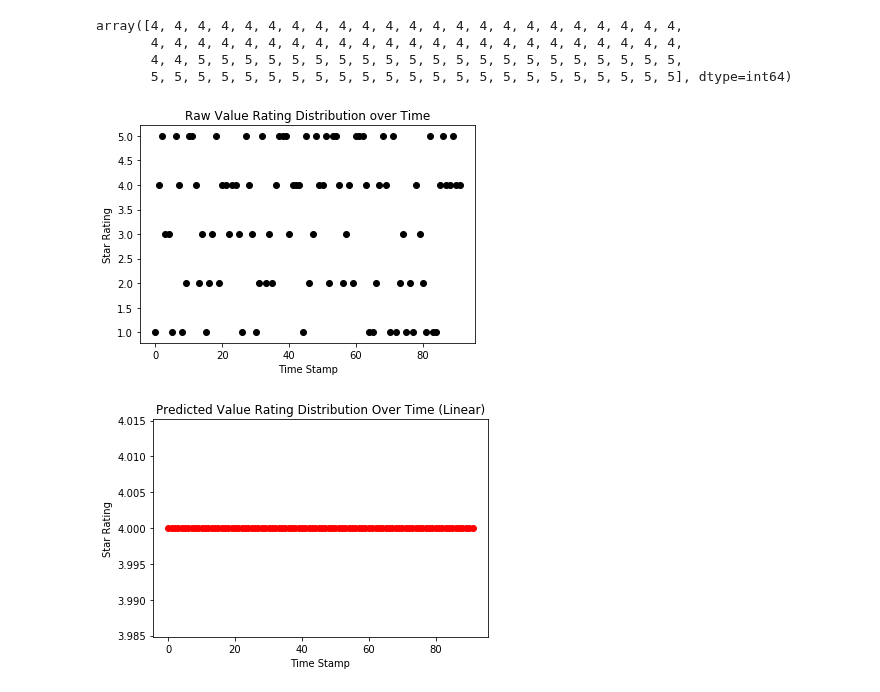
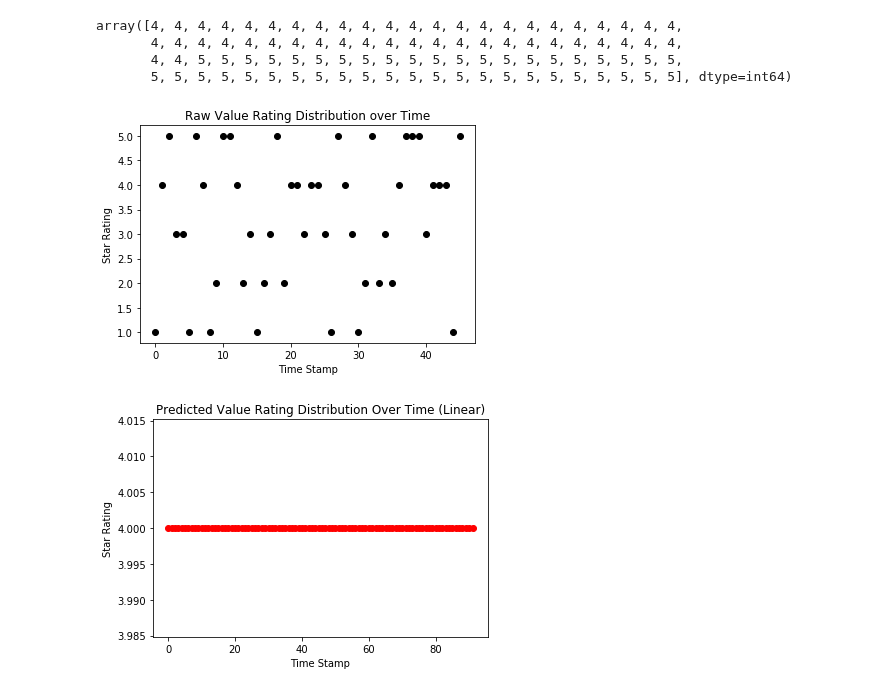
Before and after one commit to CornellDataScience/NLP_Research-FA17, a Jupyter notebook: topic_over_time/classifiers/week5-svm.ipynb, the cells around one changed output. Saved outputs shown, nothing was run; the diff lists cells and outputs as text; code cells hidden in the pictures.

Commit message:
svm model plots

```diff
--- a/topic_over_time/classifiers/week5-svm.ipynb
+++ b/topic_over_time/classifiers/week5-svm.ipynb
@@ -414,18 +414,18 @@ import matplotlib.pyplot as plt
 # %%
 #SVM official training
 #raw value rating distribution over time
 
 subset = reviews.loc[reviews['business_id']=="jQsNFOzDpxPmOurSWCg1vQ"]
 date = subset.loc[:,'date']
 text = subset.loc[:,'text']
 stars = subset.loc[:,'stars']
-x = np.array(list(range(0,92)))
+x = np.array(list(range(0,46))) #92 in total #50%
 
-plt.scatter(x,stars, c="k")
+plt.scatter(x,stars[0:46], c="k")
 plt.title("Raw Value Rating Distribution over Time")
 plt.xlabel("Time Stamp")
 plt.ylabel("Star Rating")
 plt.show()
 # %% [output]
-[figure, old version]
+[figure, new version]
 # %%
```
Also changed, not shown: parts of 10 cells of this notebook, 1 other file.
